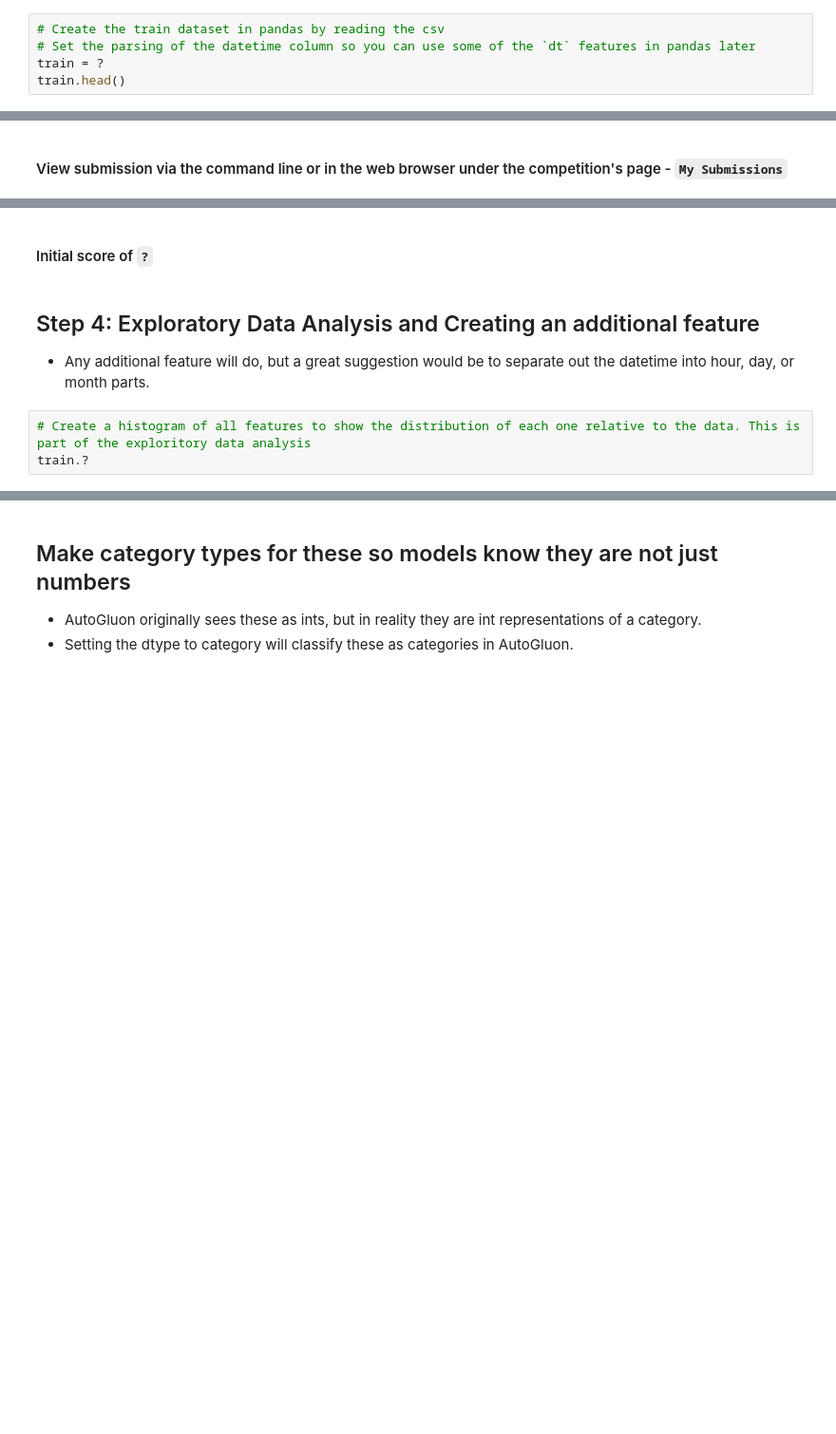
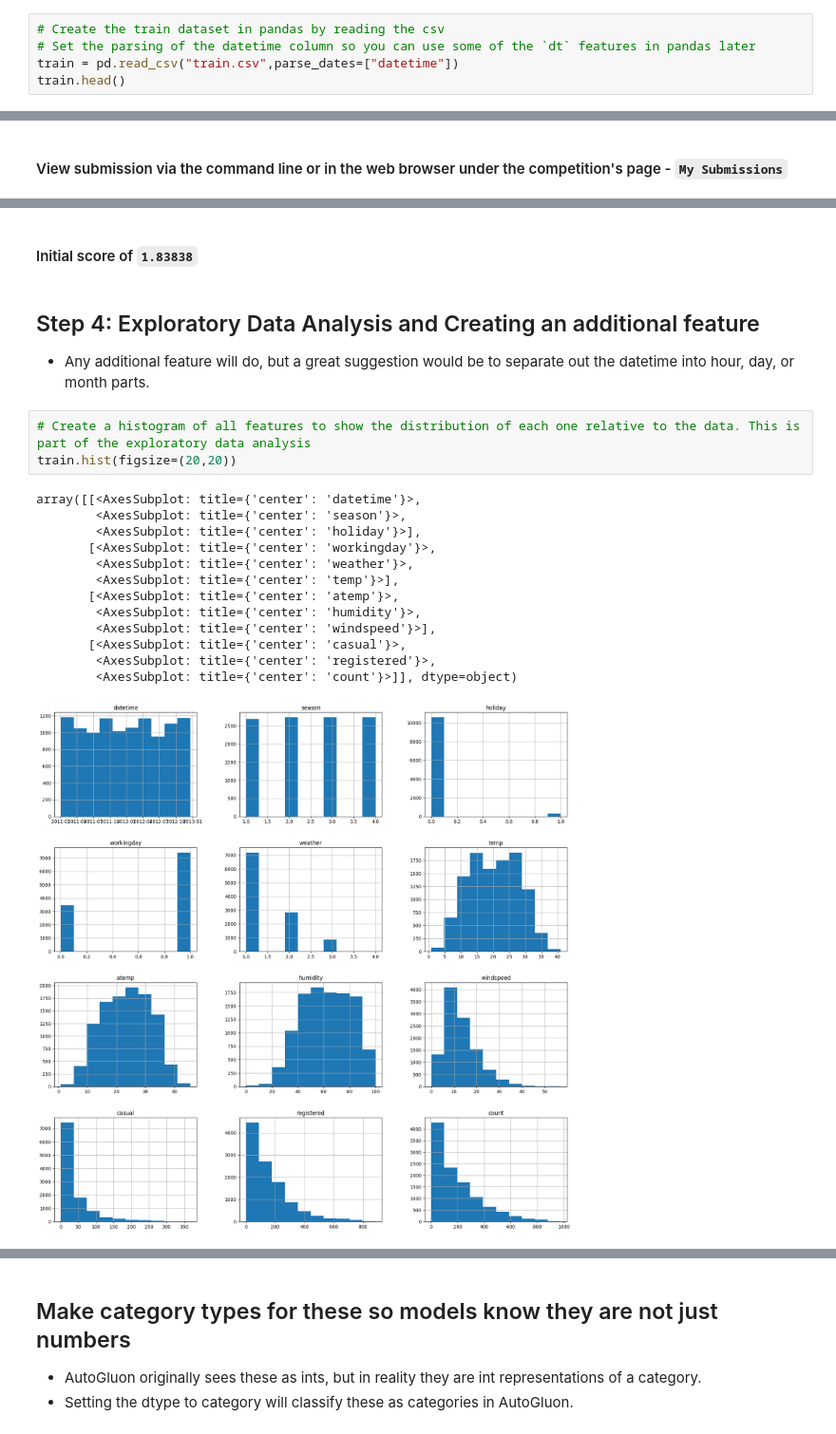
Before and after one commit to manhluong/cd0385-project-starter, a Jupyter notebook: project/project-template.ipynb, the cells around one changed output, grey strips where cells are left out. Shown at 95% size. Cells and saved outputs as stored; diff of their text form; blank space fills up the shorter version.

```diff
--- a/project/project-template.ipynb
+++ b/project/project-template.ipynb
@@ -121,5 +121,5 @@ from autogluon.tabular import TabularPredictor
 # %%
 # Create the train dataset in pandas by reading the csv
 # Set the parsing of the datetime column so you can use some of the `dt` features in pandas later
-train = ?
+train = pd.read_csv("train.csv",parse_dates=["datetime"])
 train.head()
@@ -178,8 +296,22 @@ submission.to_csv("submission.csv", index=False)
 # %% [markdown]
-#### Initial score of `?`
+#### Initial score of `1.83838`
 # %% [markdown]
 ## Step 4: Exploratory Data Analysis and Creating an additional feature
 * Any additional feature will do, but a great suggestion would be to separate out the datetime into hour, day, or month parts.
 # %%
-# Create a histogram of all features to show the distribution of each one relative to the data. This is part of the exploritory data analysis
-train.?
+# Create a histogram of all features to show the distribution of each one relative to the data. This is part of the exploratory data analysis
+train.hist(figsize=(20,20))
+# %% [output]
+array([[<AxesSubplot: title={'center': 'datetime'}>,
+        <AxesSubplot: title={'center': 'season'}>,
+        <AxesSubplot: title={'center': 'holiday'}>],
+       [<AxesSubplot: title={'center': 'workingday'}>,
+        <AxesSubplot: title={'center': 'weather'}>,
+        <AxesSubplot: title={'center': 'temp'}>],
+       [<AxesSubplot: title={'center': 'atemp'}>,
+        <AxesSubplot: title={'center': 'humidity'}>,
+        <AxesSubplot: title={'center': 'windspeed'}>],
+       [<AxesSubplot: title={'center': 'casual'}>,
+        <AxesSubplot: title={'center': 'registered'}>,
+        <AxesSubplot: title={'center': 'count'}>]], dtype=object)
+[figure, added]
```
Also changed, not shown: parts of 40 cells of this notebook, 8 other files.
